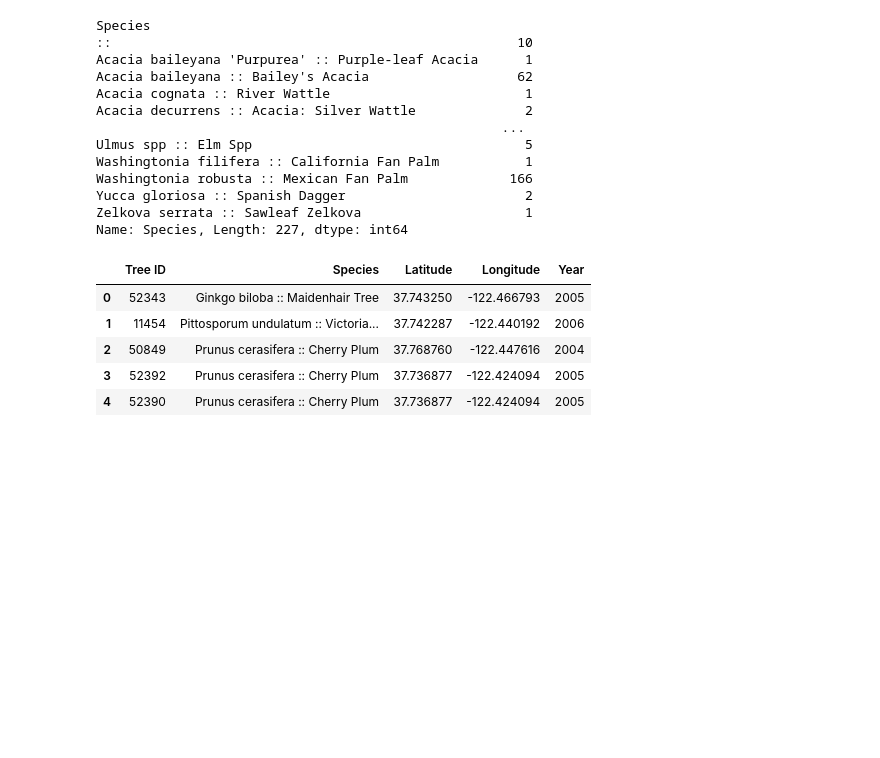
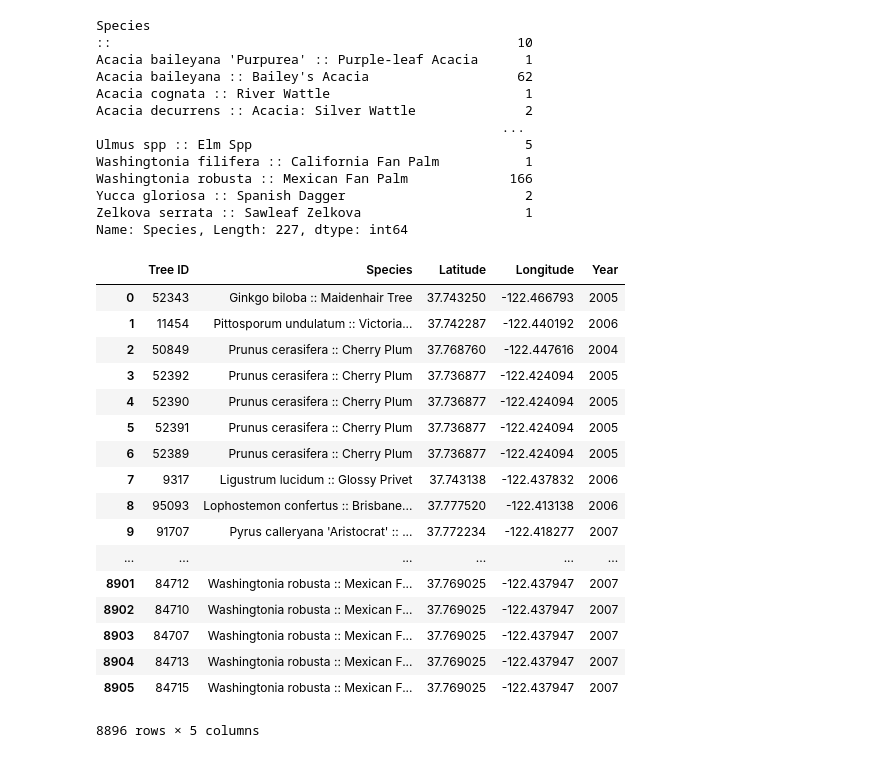
Before and after one commit to mahlonduke/Project_1, a Jupyter notebook: Source Data/Crimes&Tree0307.ipynb, the cells around one changed output. Drawn from its saved outputs; the diff is of its cells as text; code cells hidden in the pictures; blank space fills up the shorter version.

```diff
--- a/Source Data/Crimes&Tree0307.ipynb
+++ b/Source Data/Crimes&Tree0307.ipynb
@@ -194,12 +182,24 @@ Name: Species, Length: 227, dtype: int64
 # %%
 #Drop "::" from Index list
 #is_2002 =  gapminder['year']==2002
 trees0307s = trees_data0307[trees_data0307["Species"] !="::"]
-trees0307s.head()
+trees0307s
 # %% [output]
 |  | Tree ID | Species | Latitude | Longitude | Year |
 | 0 | 52343 | Ginkgo biloba :: Maidenhair Tree | 37.743250 | -122.466793 | 2005 |
 | 1 | 11454 | Pittosporum undulatum :: Victoria... | 37.742287 | -122.440192 | 2006 |
 | 2 | 50849 | Prunus cerasifera :: Cherry Plum | 37.768760 | -122.447616 | 2004 |
 | 3 | 52392 | Prunus cerasifera :: Cherry Plum | 37.736877 | -122.424094 | 2005 |
 | 4 | 52390 | Prunus cerasifera :: Cherry Plum | 37.736877 | -122.424094 | 2005 |
+| 5 | 52391 | Prunus cerasifera :: Cherry Plum | 37.736877 | -122.424094 | 2005 |
+| 6 | 52389 | Prunus cerasifera :: Cherry Plum | 37.736877 | -122.424094 | 2005 |
+| 7 | 9317 | Ligustrum lucidum :: Glossy Privet | 37.743138 | -122.437832 | 2006 |
+| 8 | 95093 | Lophostemon confertus :: Brisbane... | 37.777520 | -122.413138 | 2006 |
+| 9 | 91707 | Pyrus calleryana 'Aristocrat' :: ... | 37.772234 | -122.418277 | 2007 |
+| ... | ... | ... | ... | ... | ... |
+| 8901 | 84712 | Washingtonia robusta :: Mexican F... | 37.769025 | -122.437947 | 2007 |
+| 8902 | 84710 | Washingtonia robusta :: Mexican F... | 37.769025 | -122.437947 | 2007 |
+| 8903 | 84707 | Washingtonia robusta :: Mexican F... | 37.769025 | -122.437947 | 2007 |
+| 8904 | 84713 | Washingtonia robusta :: Mexican F... | 37.769025 | -122.437947 | 2007 |
+| 8905 | 84715 | Washingtonia robusta :: Mexican F... | 37.769025 | -122.437947 | 2007 |
+8896 rows × 5 columns
```
Also changed, not shown: parts of 6 cells of this notebook, 3 other files.
